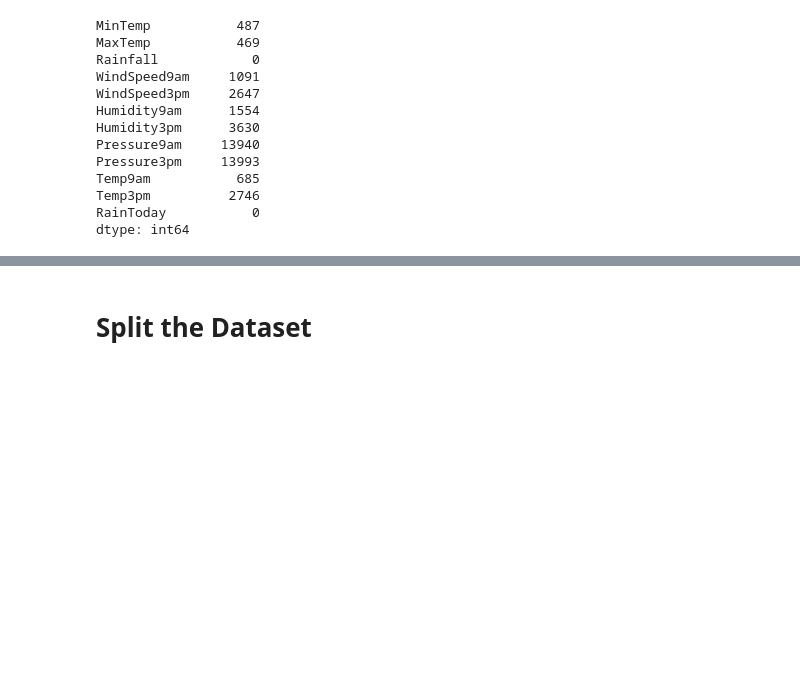
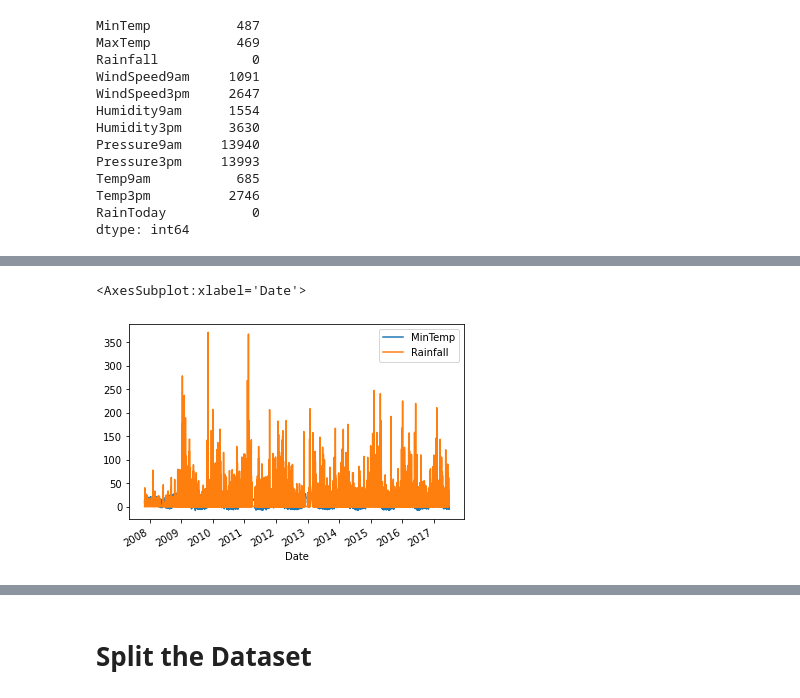
Before and after one commit to sandamaligeethika/ML_Assignment2_IT19120058_IT19120294_IT19147956, a Jupyter notebook: Assignment2.ipynb, the cells around one changed output, grey strips where cells are left out. Drawn from its saved outputs; the diff is of its cells as text; code cells hidden in the pictures; blank space fills up the shorter version.

```diff
--- a/Assignment2.ipynb
+++ b/Assignment2.ipynb
@@ -295,0 +305,5 @@ dtype: int64
+# %%
+raindata[["MinTemp","Rainfall"]].plot()
+# %% [output]
+<AxesSubplot:xlabel='Date'>
+[figure, added]
```
Also changed, not shown: parts of 21 cells of this notebook.
